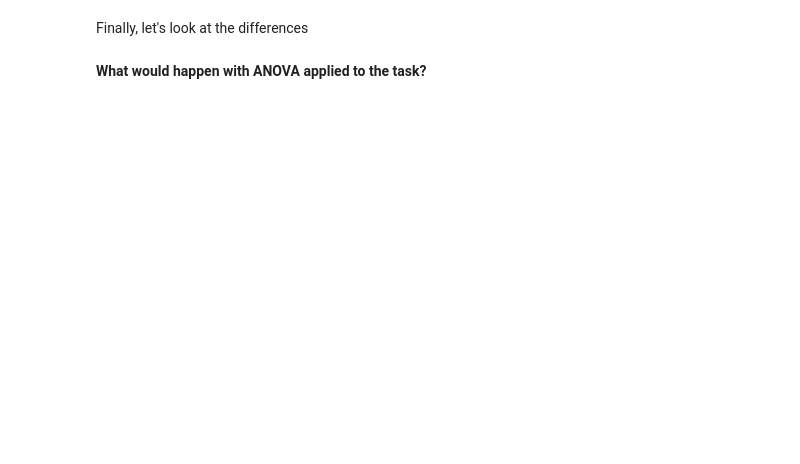
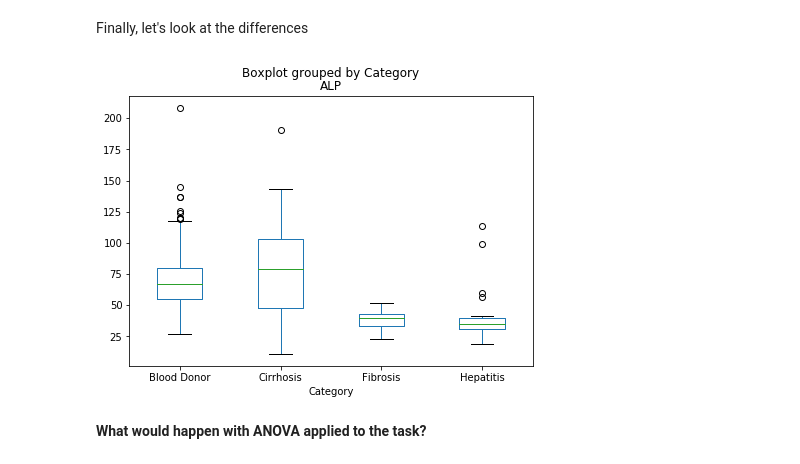
Before and after one commit to UlaSmycz/NGSeminar_biostatistics, a Jupyter notebook: NGSeminar - Introduction to biostatistics.ipynb, the cells around one changed output. Cells and saved outputs as stored; diff of their text form; code cells hidden in the pictures; blank space fills up the shorter version.

```diff
--- a/NGSeminar - Introduction to biostatistics.ipynb
+++ b/NGSeminar - Introduction to biostatistics.ipynb
@@ -414,8 +638,10 @@ Finally, let's look at the differences
 # %%
 fig = plt.figure(figsize=(7,5))
 ax = fig.add_subplot(111)
-hcvDataG.boxplot(column = varName, by='Category', ax=ax, grid=False)
+_ = hcvDataG.boxplot(column = varName, by='Category', ax=ax, grid=False)
 # ax.set_ylim(15,65)
+# %% [output]
+[figure, added]
 # %% [markdown]
 **What would happen with ANOVA applied to the task?**
 # %%
```
Also changed, not shown: parts of 92 cells of this notebook.
